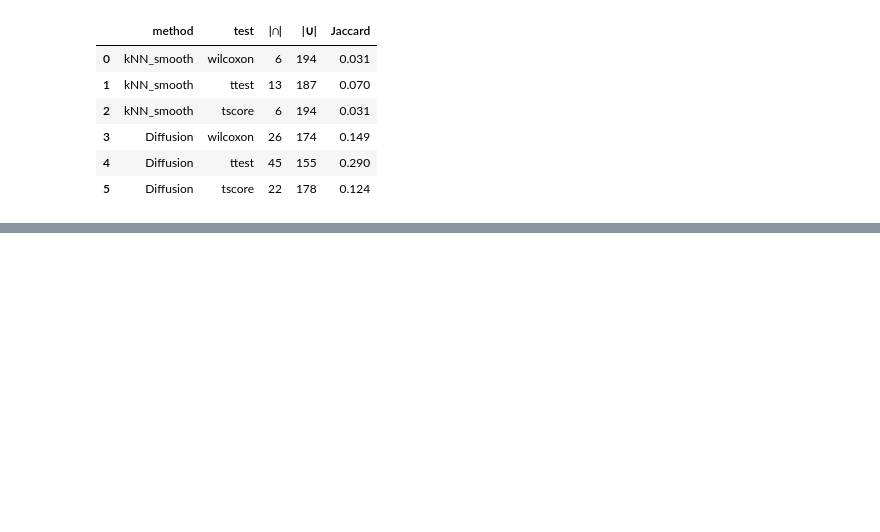
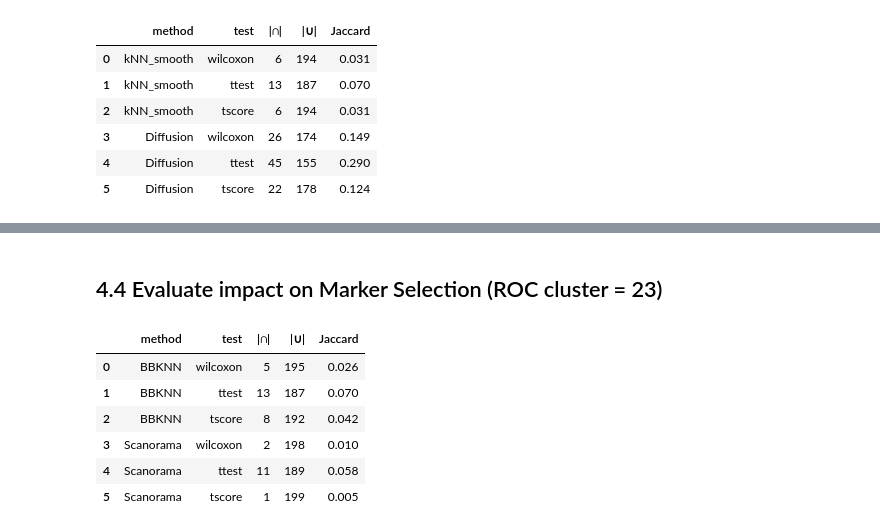
Before and after one commit to biohackingmathematician/MLGenomics, a Jupyter notebook: Frog_and_tail.ipynb, the cells around one changed output, grey strips where cells are left out. Cells and saved outputs as stored; diff of their text form; code cells hidden in the pictures; blank space fills up the shorter version.

```diff
--- a/Frog_and_tail.ipynb
+++ b/Frog_and_tail.ipynb
@@ -1045,0 +1226,50 @@ display(marker_eval)
+# %% [markdown]
+## 4.4 Evaluate impact on Marker Selection (ROC cluster = 23)
+# %%
+# If you don't still have markers_base from Section 3/2, recompute quickly:
+def roc_markers(adata_in, roc_cluster="23", label_key="leiden", top_n=100):
+    # Wilcoxon
+    sc.tl.rank_genes_groups(adata_in, groupby=label_key, method="wilcoxon", key_added=f"rgg_w_{label_key}")
+    w_df = sc.get.rank_genes_groups_df(adata_in, group=str(roc_cluster), key=f"rgg_w_{label_key}")
+    # t-test
+    sc.tl.rank_genes_groups(adata_in, groupby=label_key, method="t-test",   key_added=f"rgg_t_{label_key}")
+    t_df = sc.get.rank_genes_groups_df(adata_in, group=str(roc_cluster), key=f"rgg_t_{label_key}")
+    # T-score (signal-to-noise on HVGs)
+    m = adata_in[:, adata_hvg.var_names]
+    X = m.X.A if hasattr(m.X, "A") else (m.X.toarray() if hasattr(m.X, "toarray") else m.X)
+    mask = (adata_in.obs[label_key].astype(str) == str(roc_cluster)).values
+    mu_in,  sd_in  = X[mask].mean(0),  X[mask].std(0) + 1e-6
+    mu_out, sd_out = X[~mask].mean(0), X[~mask].std(0) + 1e-6
+    import pandas as pd, numpy as np
+    tscore = pd.Series((mu_in - mu_out) / np.sqrt(sd_in**2 + sd_out**2), index=m.var_names).sort_values(ascending=False)
+    return {
+        "wilcoxon": set(w_df.sort_values("scores", ascending=False).head(top_n)["names"]),
+        "ttest":    set(t_df.sort_values("scores", ascending=False).head(top_n)["names"]),
+        "tscore":   set(tscore.head(top_n).index),
+    }
+
+# Baseline markers (from your original object)
+markers_base = roc_markers(adata_hvg,   roc_cluster="23", label_key="leiden",        top_n=100)
+markers_bb   = roc_markers(adata_bb,    roc_cluster="23", label_key="leiden_bbknn",  top_n=100)
+markers_sc   = roc_markers(adata_scano, roc_cluster="23", label_key="leiden_scano",  top_n=100)
+
+def comp(a,b):
+    inter = len(a & b); uni = len(a | b); j = inter/uni if uni else 0
+    return inter, uni, round(j,3)
+
+rows = []
+for method, mk in [("BBKNN", markers_bb), ("Scanorama", markers_sc)]:
+    for test in ["wilcoxon","ttest","tscore"]:
+        inter, uni, j = comp(markers_base[test], mk[test])
+        rows.append([method, test, inter, uni, j])
+
+batch_marker_eval = pd.DataFrame(rows, columns=["method","test","|∩|","|∪|","Jaccard"])
+display(batch_marker_eval)
+# %% [output]
+|  | method | test | |∩| | |∪| | Jaccard |
+| 0 | BBKNN | wilcoxon | 5 | 195 | 0.026 |
+| 1 | BBKNN | ttest | 13 | 187 | 0.070 |
+| 2 | BBKNN | tscore | 8 | 192 | 0.042 |
+| 3 | Scanorama | wilcoxon | 2 | 198 | 0.010 |
+| 4 | Scanorama | ttest | 11 | 189 | 0.058 |
+| 5 | Scanorama | tscore | 1 | 199 | 0.005 |
```
Also changed, not shown: parts of 8 cells of this notebook.
